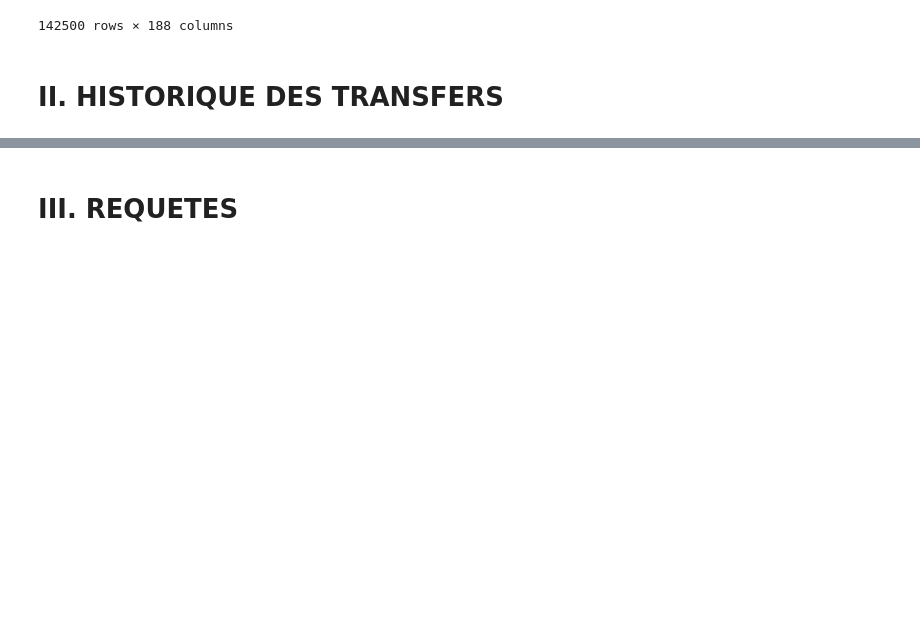
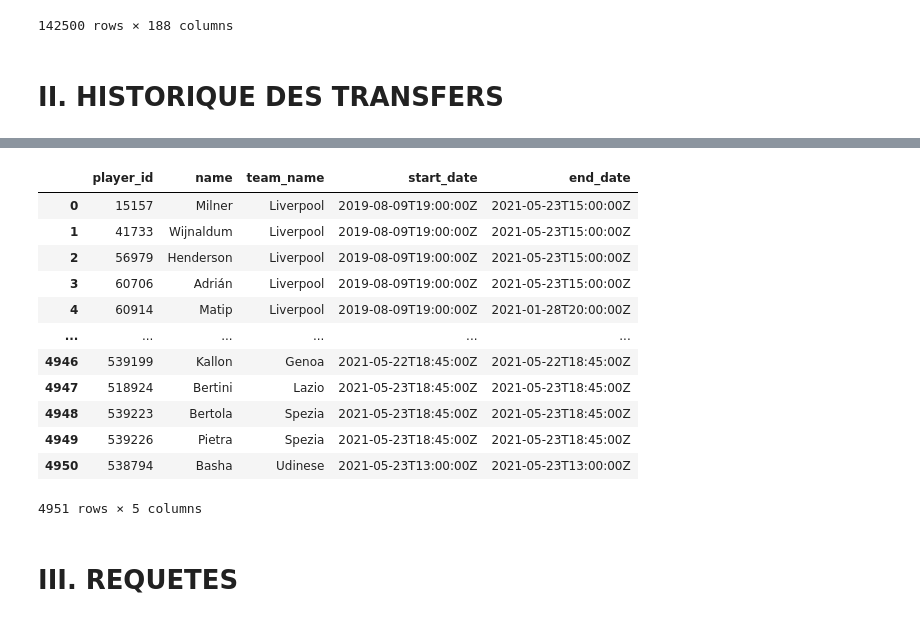
Before and after one commit to Jael-dev/Python-Data-Visualasation-project, a Jupyter notebook: projet.ipynb, the cells around one changed output, grey strips where cells are left out. Cells and saved outputs as stored; diff of their text form; code cells hidden in the pictures; blank space fills up the shorter version.

```diff
--- a/projet.ipynb
+++ b/projet.ipynb
@@ -135,7 +208,21 @@ matchdf_players
 # %%
 histoiquedf = imports.create_historique_transferts_df()
 histoiquedf
-histoiquedf.to_json('historiquedf.json', orient='records')
+# histoiquedf.to_json('historiquedf.json', orient='records')
+# %% [output]
+|  | player_id | name | team_name | start_date | end_date |
+| 0 | 15157 | Milner | Liverpool | 2019-08-09T19:00:00Z | 2021-05-23T15:00:00Z |
+| 1 | 41733 | Wijnaldum | Liverpool | 2019-08-09T19:00:00Z | 2021-05-23T15:00:00Z |
+| 2 | 56979 | Henderson | Liverpool | 2019-08-09T19:00:00Z | 2021-05-23T15:00:00Z |
+| 3 | 60706 | Adrián | Liverpool | 2019-08-09T19:00:00Z | 2021-05-23T15:00:00Z |
+| 4 | 60914 | Matip | Liverpool | 2019-08-09T19:00:00Z | 2021-01-28T20:00:00Z |
+| ... | ... | ... | ... | ... | ... |
+| 4946 | 539199 | Kallon | Genoa | 2021-05-22T18:45:00Z | 2021-05-22T18:45:00Z |
+| 4947 | 518924 | Bertini | Lazio | 2021-05-23T18:45:00Z | 2021-05-23T18:45:00Z |
+| 4948 | 539223 | Bertola | Spezia | 2021-05-23T18:45:00Z | 2021-05-23T18:45:00Z |
+| 4949 | 539226 | Pietra | Spezia | 2021-05-23T18:45:00Z | 2021-05-23T18:45:00Z |
+| 4950 | 538794 | Basha | Udinese | 2021-05-23T13:00:00Z | 2021-05-23T13:00:00Z |
+4951 rows × 5 columns
 # %% [markdown]
 # III. REQUETES
 # %% [markdown]
```
Also changed, not shown: parts of 13 cells of this notebook, 1 other file.
